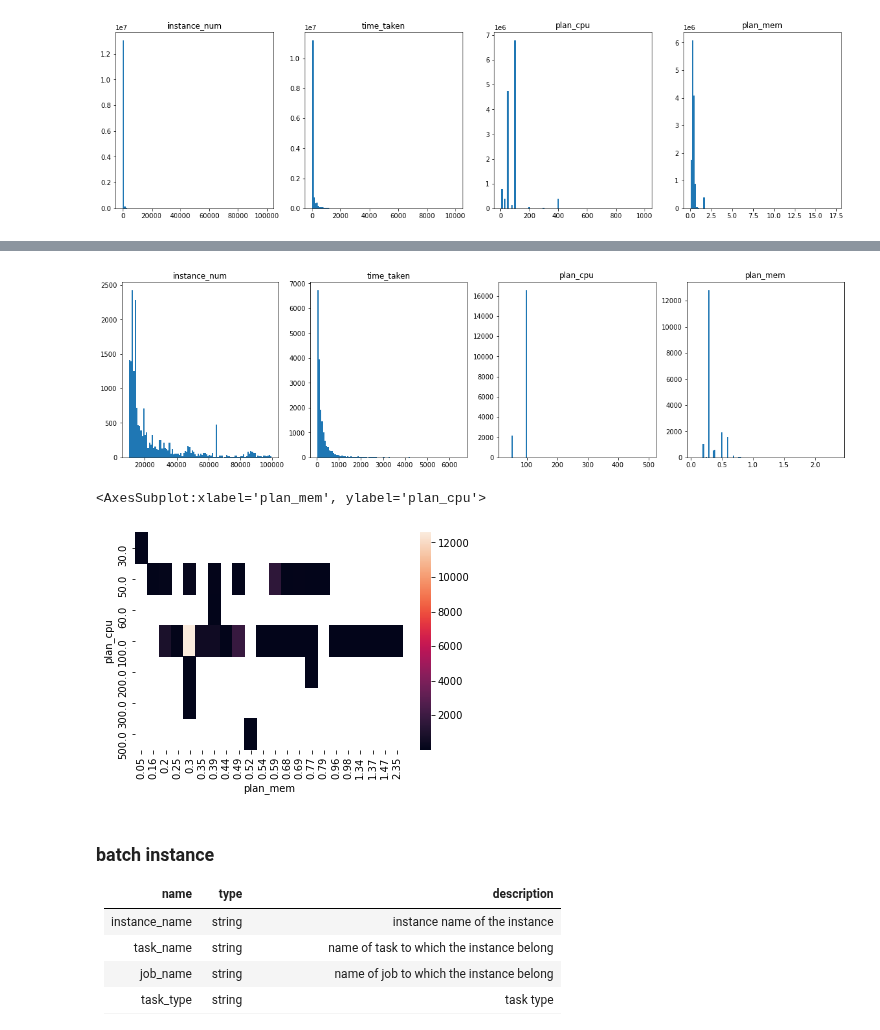
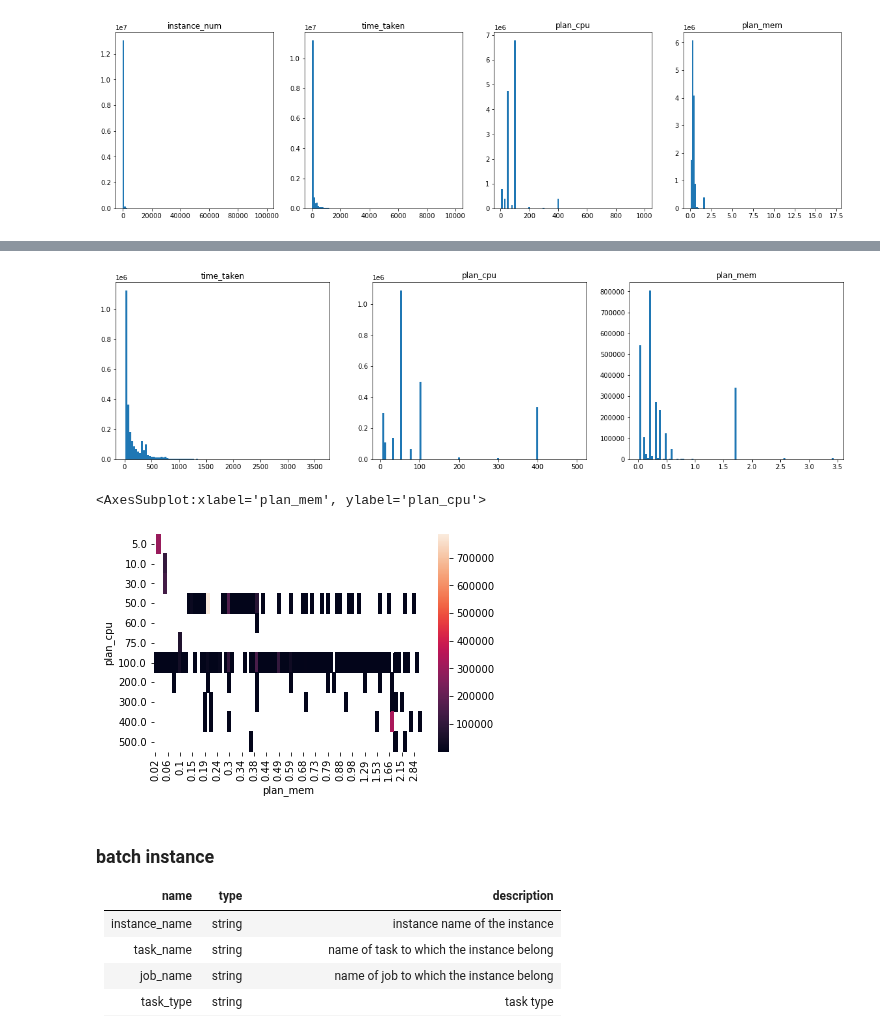
Before and after one commit to pseudo-rnd-thoughts/Elastic-Resource-Allocation, a Jupyter notebook: models/alibaba_cluster/generate_model.ipynb, the cells around one changed output, grey strips where cells are left out. Saved outputs shown, nothing was run; the diff lists cells and outputs as text; code cells hidden in the pictures.

Commit message:
Generated alibaba cluster data task list

```diff
--- a/models/alibaba_cluster/generate_model.ipynb
+++ b/models/alibaba_cluster/generate_model.ipynb
@@ -114,6 +116,8 @@ for ax, col in zip(axs, ['instance_num', 'time_taken', 'plan_cpu', 'plan_mem']):
 # %% [output]
 [figure]
 # %%
-batch_tasks = batch_tasks[(batch_tasks['instance_num'] > 10000) &
-                          (batch_tasks['time_taken'] < 6800) &
-                          (batch_tasks['time_taken'] >= 15)]
+batch_tasks = batch_tasks[(batch_tasks['instance_num'] == 1) &
+                          (15 <= batch_tasks['time_taken']) & (batch_tasks['time_taken'] < 3600) &
+                          (0 < batch_tasks['plan_cpu']) & (batch_tasks['plan_cpu'] < 600) &
+                          (0 < batch_tasks['plan_mem']) & (batch_tasks['plan_mem'] < 4)]
+batch_tasks
@@ -120,17 +138,17 @@ batch_tasks = batch_tasks[(batch_tasks['instance_num'] > 10000) &
 # %%
-fig, axs = plt.subplots(1, 4, figsize=(20, 5))
-for ax, col in zip(axs, ['instance_num', 'time_taken', 'plan_cpu', 'plan_mem']):
+fig, axs = plt.subplots(1, 3, figsize=(20, 5))
+for ax, col in zip(axs, ['time_taken', 'plan_cpu', 'plan_mem']):
     ax.set_title(col)
     ax.hist(batch_tasks[col], bins=100)
 # %% [output]
-[figure, old version]
+[figure, new version]
 # %%
 cpu_mem_df = batch_tasks.groupby(['plan_cpu', 'plan_mem']).size()
 cpu_mem_df = cpu_mem_df.to_frame().rename(columns={0: 'count'}).reset_index()
 sns.heatmap(cpu_mem_df.pivot('plan_cpu', 'plan_mem', 'count'))
 # %% [output]
 <AxesSubplot:xlabel='plan_mem', ylabel='plan_cpu'>
-[figure, old version]
+[figure, new version]
 # %% [markdown]
 ### batch instance
 
```
Also changed, not shown: parts of 6 cells of this notebook, 2 other files.
